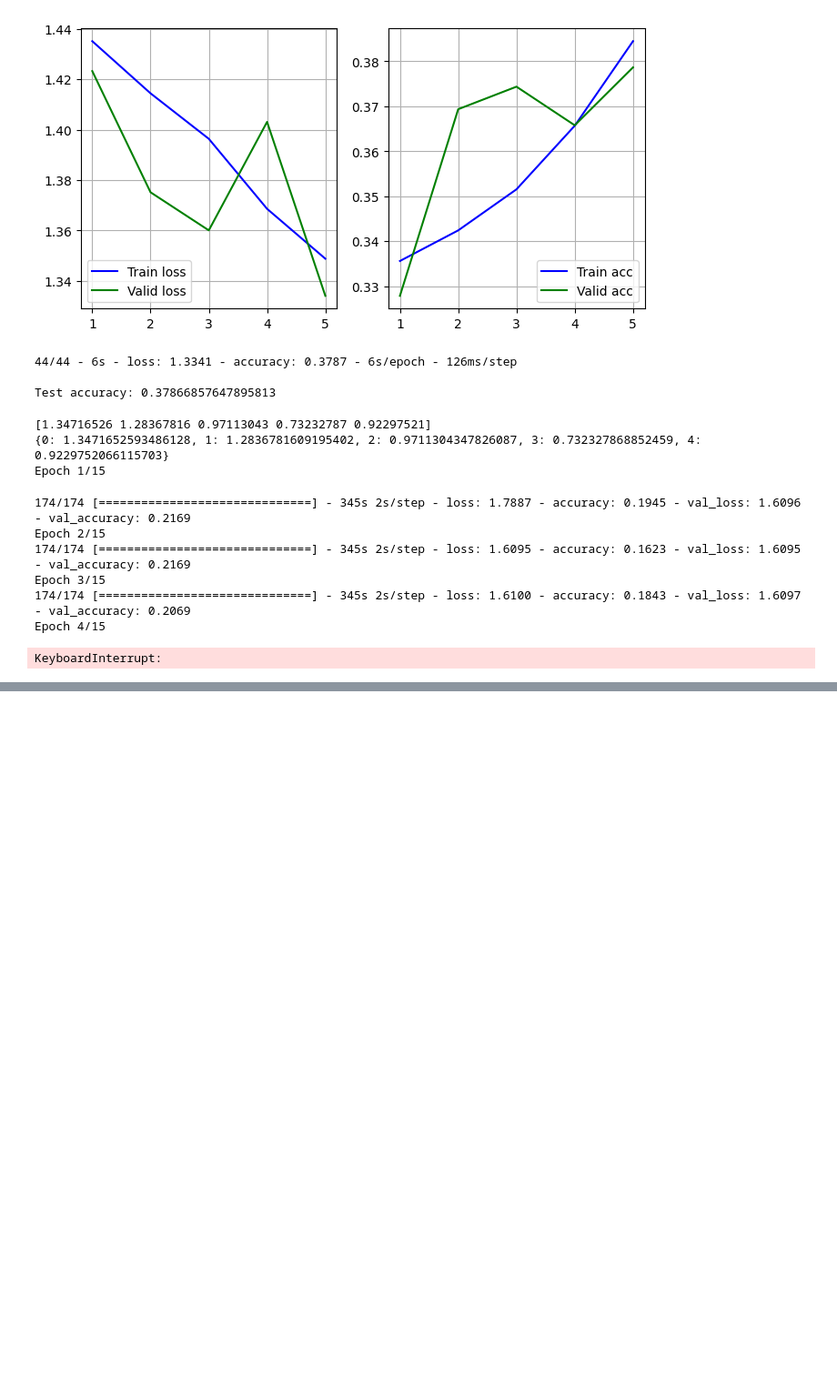
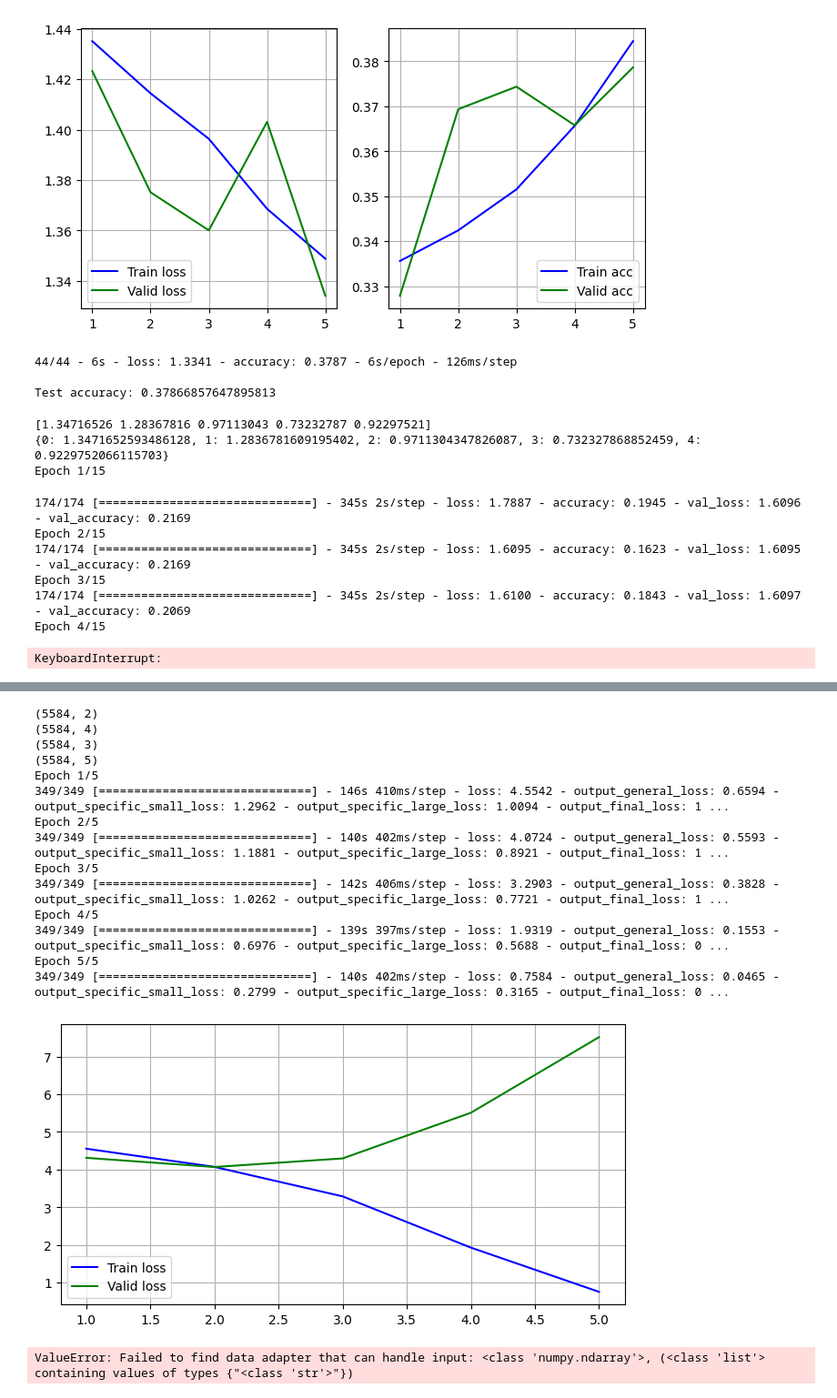
Before and after one commit to Czarkowski/ITML_Project, a Jupyter notebook: main.ipynb, the cells around one changed output, grey strips where cells are left out. Shown at 91% size. Drawn from its saved outputs; the diff is of its cells as text; code cells hidden in the pictures; blank space fills up the shorter version.

```diff
--- a/main.ipynb
+++ b/main.ipynb
@@ -862,5 +887,10 @@ Zmienione labels_general:
 # %%
-from tensorflow.keras.layers import Input, Conv2D, MaxPooling2D, Flatten, Dense, concatenate
+
+input_shape = X_train.shape[1:]
+class_weights = compute_class_weight('balanced', classes=np.unique(y_train), y=y_train)
+
+# Konwersja wag klas na słownik
+class_weight_dict = dict(enumerate(class_weights))
 
 # Definicja wejścia
 input_layer = Input(shape=input_shape)
@@ -897,7 +927,7 @@ flatten_specific_small = Flatten()(max_pool_specific2_small)
 dense_specific_small = Dense(128, activation='relu')(flatten_specific_small)
 
 # Warstwa wyjściowa dla szczegółowego poziomu (samochody małe)
-output_specific_small = Dense(3, activation='softmax', name='output_specific_small')(dense_specific_small)
+output_specific_small = Dense(4, activation='softmax', name='output_specific_small')(dense_specific_small)
 
 # Pierwsza warstwa konwolucyjna dla szczegółowego poziomu (samochody duże)
 conv_specific1_large = Conv2D(32, (3, 3), activation='relu', padding='same')(input_layer)
@@ -914,7 +944,7 @@ flatten_specific_large = Flatten()(max_pool_specific2_large)
 dense_specific_large = Dense(128, activation='relu')(flatten_specific_large)
 
 # Warstwa wyjściowa dla szczegółowego poziomu (samochody duże)
-output_specific_large = Dense(2, activation='softmax', name='output_specific_large')(dense_specific_large)
+output_specific_large = Dense(3, activation='softmax', name='output_specific_large')(dense_specific_large)
 
 # Połączenie obu wyjść
 merged = concatenate([dense_general, dense_specific_small, dense_specific_large])
@@ -928,42 +958,73 @@ output_layer = Dense(5, activation='softmax', name='output_final')(final_dense)
 # Model dla samochodów
 model_cars = Model(inputs=input_layer, outputs=[output_general, output_specific_small, output_specific_large, output_layer])
 
 # Skompiluj model z odpowiednimi funkcjami straty dla każdej kategorii
 model_cars.compile(optimizer='adam',
                     loss={'output_general': 'categorical_crossentropy',
                           'output_specific_small': 'categorical_crossentropy',
                           'output_specific_large': 'categorical_crossentropy',
                           'output_final': 'categorical_crossentropy'},
                     metrics=['accuracy'])
 
 
 train_datagen = ImageDataGenerator(
     rotation_range=10,
     width_shift_range=0.1,
     height_shift_range=0.1,
     shear_range=0.1,
     zoom_range=0.1,
     horizontal_flip=True,
     fill_mode='constant',
     cval=0.5
 )
-
+print(y_labels_general.shape)
+print(y_labels_small.shape)
+print(y_labels_big.shape)
+print(y_labels_finale.shape)
 # Ustawienie generatora dla danych treningowych
-train_generator = train_datagen.flow(X_train,  {'output_general': y_train_general, 'output_specific_small': y_train_specific_small, 'output_specific_large': y_train_specific_large, 'output_final': y_train_final},, batch_size=16)
+# train_generator = train_datagen.flow(X_train,
+#                                        {'output_general': y_labels_general, 'output_specific_small': y_labels_small, 'output_specific_large': y_labels_big, 'output_final': y_labels_finale},
+#                                         batch_size=16,class_mode='multi_output',)
 
 
-# Trenowanie modelu z użyciem generatora
-history = model_cars.fit_generator(
-    train_generator,
-    steps_per_epoch=len(X_train)//16,
-    epochs=15,
-    validation_data=(X_test, y_test),
-    class_weight=class_weight_dict
+# # Trenowanie modelu z użyciem generatora
+# history = model_cars.fit_generator(
+#     train_generator,
+#     steps_per_epoch=len(X_train)//16,
+#     epochs=1,
+#     validation_data=(X_test, y_test),
+#     class_weight=class_weight_dict
+# )
+
+history = model_cars.fit(
+    X_train,
+    {'output_general': y_labels_general, 'output_specific_small': y_labels_small, 'output_specific_large': y_labels_big, 'output_final': y_labels_finale},
+    epochs=5,
+    validation_data=(X_test, {'output_general': y_labels_general_test, 'output_specific_small': y_labels_small_test, 'output_specific_large': y_labels_big_test, 'output_final': y_labels_finale_test}),
+    # class_weight=class_weight_dict,
+    batch_size=16
 )
 
 # Wyświetlenie wyników
 plotPrint(history)
 
-# Ocena modelu na danych testowych
-test_loss, test_acc = model_cars.evaluate(X_test, y_test, verbose=2)
-print(f'\nTest accuracy: {test_acc}')
+# # Ocena modelu na danych testowych
+# test_loss, test_acc = model_cars.evaluate(X_test, y_test, verbose=2)
+# print(f'\nTest accuracy: {test_acc}')
+# %% [output]
+(5584, 2)
+(5584, 4)
+(5584, 3)
+(5584, 5)
+Epoch 1/5
+349/349 [==============================] - 146s 410ms/step - loss: 4.5542 - output_general_loss: 0.6594 - output_specific_small_loss: 1.2962 - output_specific_large_loss: 1.0094 - output_final_loss: 1 ...
+Epoch 2/5
+349/349 [==============================] - 140s 402ms/step - loss: 4.0724 - output_general_loss: 0.5593 - output_specific_small_loss: 1.1881 - output_specific_large_loss: 0.8921 - output_final_loss: 1 ...
+Epoch 3/5
+349/349 [==============================] - 142s 406ms/step - loss: 3.2903 - output_general_loss: 0.3828 - output_specific_small_loss: 1.0262 - output_specific_large_loss: 0.7721 - output_final_loss: 1 ...
+Epoch 4/5
+349/349 [==============================] - 139s 397ms/step - loss: 1.9319 - output_general_loss: 0.1553 - output_specific_small_loss: 0.6976 - output_specific_large_loss: 0.5688 - output_final_loss: 0 ...
+Epoch 5/5
+349/349 [==============================] - 140s 402ms/step - loss: 0.7584 - output_general_loss: 0.0465 - output_specific_small_loss: 0.2799 - output_specific_large_loss: 0.3165 - output_final_loss: 0 ...
+[figure, added]
+ValueError: Failed to find data adapter that can handle input: <class 'numpy.ndarray'>, (<class 'list'> containing values of types {"<class 'str'>"})
```
Also changed, not shown: parts of 2 cells of this notebook.
